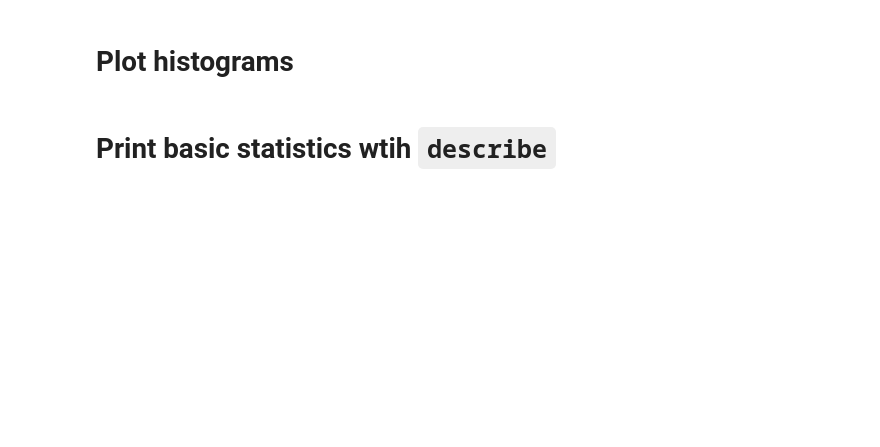
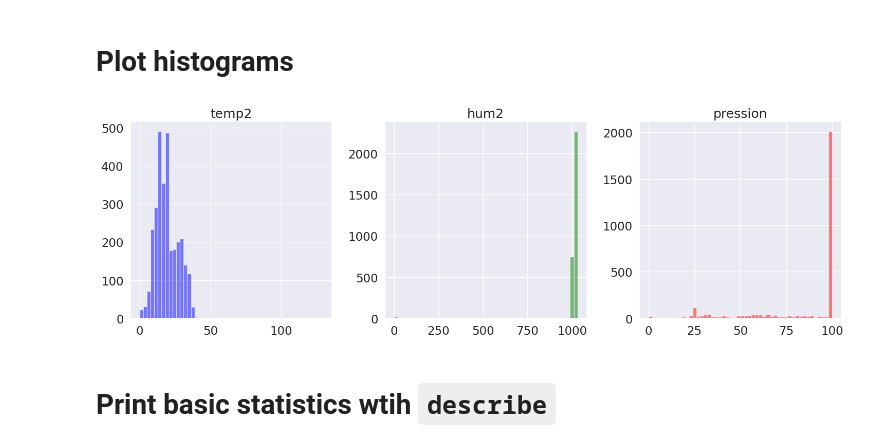
Before and after one commit to ZhangSanbaoo/School_Things, a Jupyter notebook: Dclean/exercise_outliers_meteo_data.ipynb, the cells around one changed output. Drawn from its saved outputs; the diff is of its cells as text; code cells hidden in the pictures; blank space fills up the shorter version.

```diff
--- a/Dclean/exercise_outliers_meteo_data.ipynb
+++ b/Dclean/exercise_outliers_meteo_data.ipynb
@@ -114,4 +130,29 @@ data_interest
 # %% [markdown]
 # Plot histograms
+# %%
+# plt.hist(data_interest['Temp2'], bins=50)
+# plt.xlabel('Temperature')
+# plt.ylabel('Frequency')
+# plt.show()
+
+
+# Create a figure and three subplots
+fig, axs = plt.subplots(1, 3, figsize=(15, 5))
+
+# Plot data on each subplot
+axs[0].hist(data_interest['Temp2'], bins=50, color='blue', alpha=0.5)
+axs[0].set_title('temp2')
+axs[1].hist(data_interest['Pression'], bins=50, color='green', alpha=0.5)
+axs[1].set_title('hum2')
+axs[2].hist(data_interest['hum2'], bins=50, color='red', alpha=0.5)
+axs[2].set_title('pression')
+
+# Adjust spacing between subplots
+plt.tight_layout()
+
+# Show the plot
+plt.show()
+# %% [output]
+[figure, added]
 # %% [markdown]
 # Print basic statistics wtih `describe`
```
Also changed, not shown: parts of 9 cells of this notebook.
